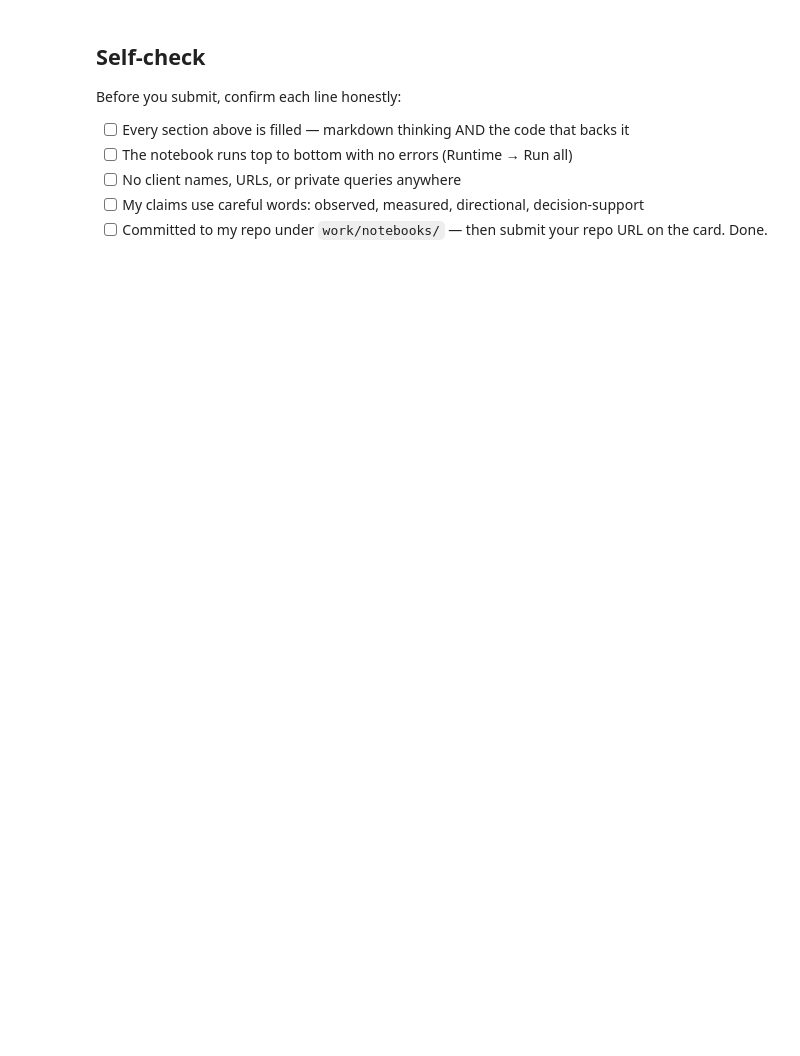
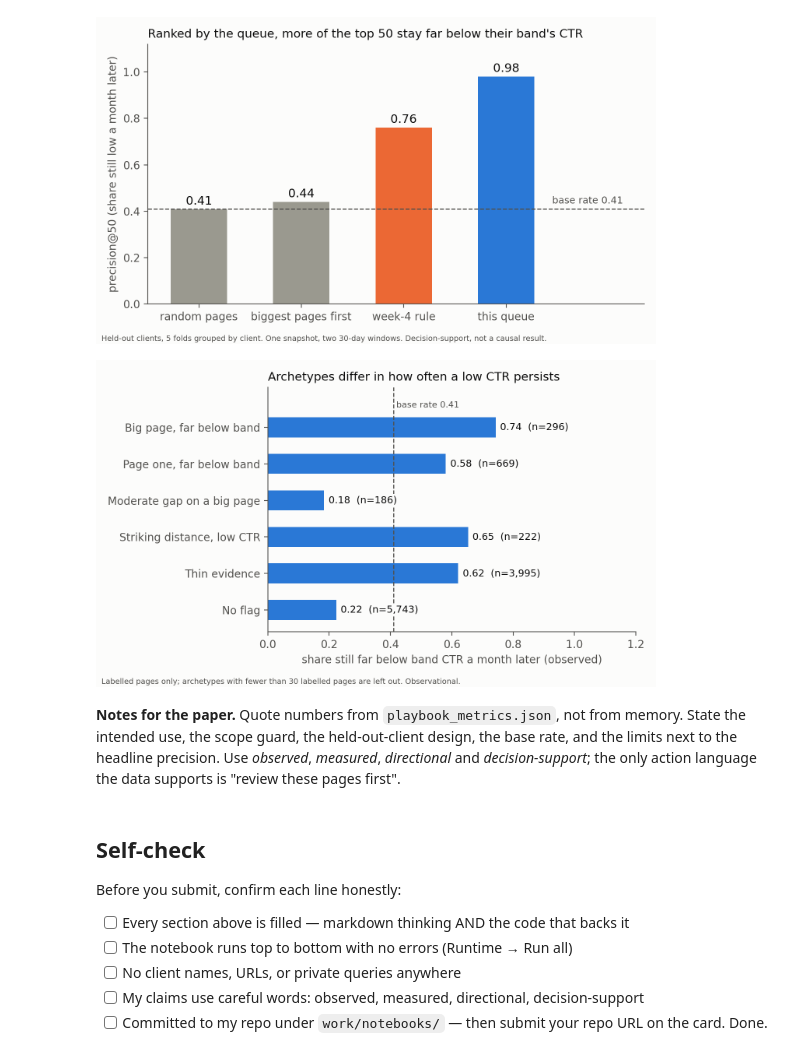
Before and after one commit to m-awaischohan/flyrank-internship-ml, a Jupyter notebook: work/notebooks/w07_action_playbook.ipynb, the cells around one changed output. Saved outputs shown, nothing was run; the diff lists cells and outputs as text; code cells hidden in the pictures; blank space fills up the shorter version.

```diff
--- a/work/notebooks/w07_action_playbook.ipynb
+++ b/work/notebooks/w07_action_playbook.ipynb
@@ -44,3 +532,12 @@ This skeleton is yours to fill. Work the sections **in order** — each one has
+# %%
+from IPython.display import Image, display
+display(Image("work/figures/fig_queue_vs_baselines.png", width=560))
+display(Image("work/figures/fig_archetype_low_later.png", width=560))
+# %% [output]
+[figure, added]
+[figure, added]
+# %% [markdown]
+**Notes for the paper.** Quote numbers from `playbook_metrics.json`, not from memory. State the intended use, the scope guard, the held-out-client design, the base rate, and the limits next to the headline precision. Use *observed*, *measured*, *directional* and *decision-support*; the only action language the data supports is "review these pages first".
 # %% [markdown]
 ## Self-check
 
```
Also changed, not shown: parts of 31 cells of this notebook.
